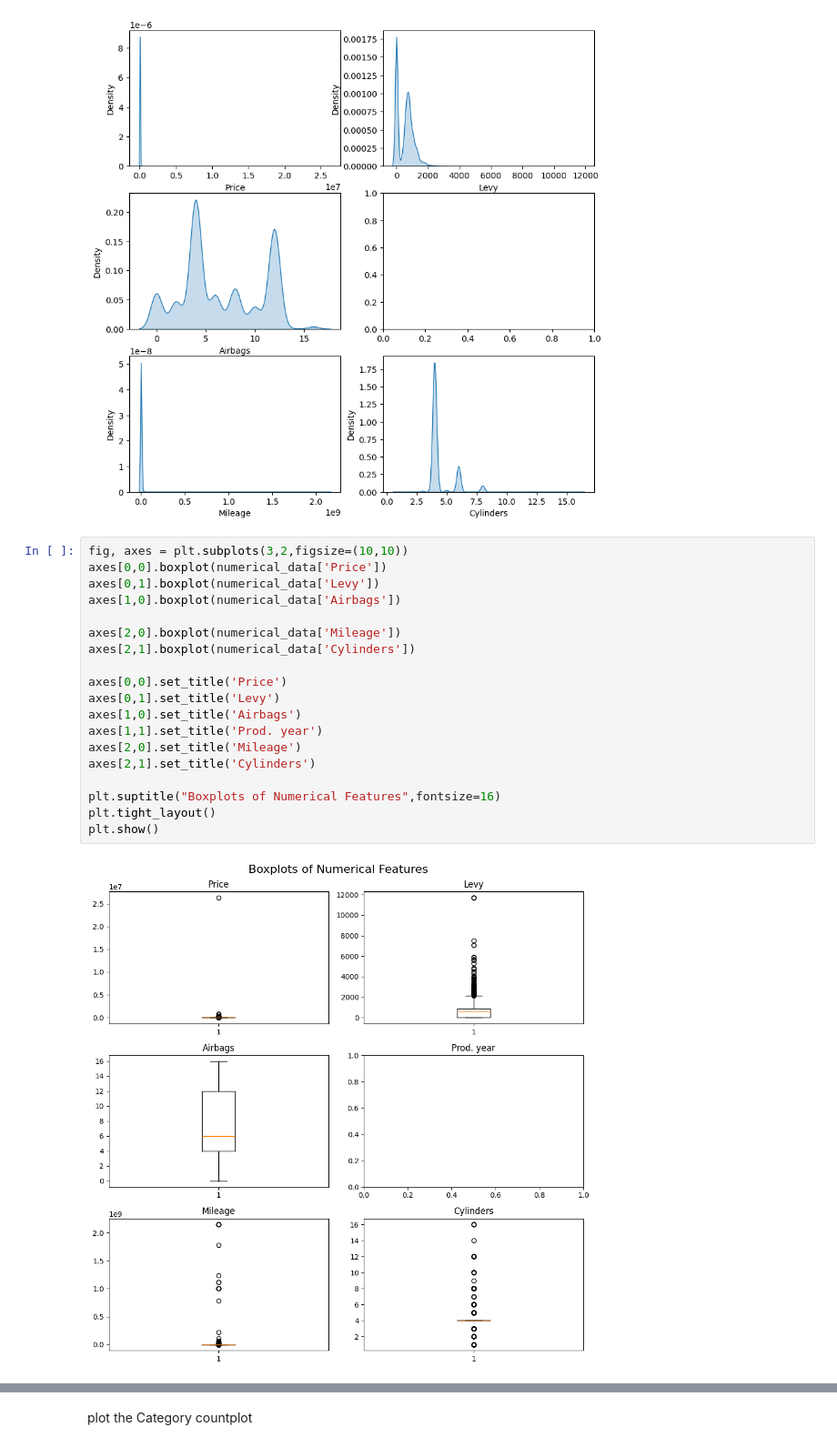
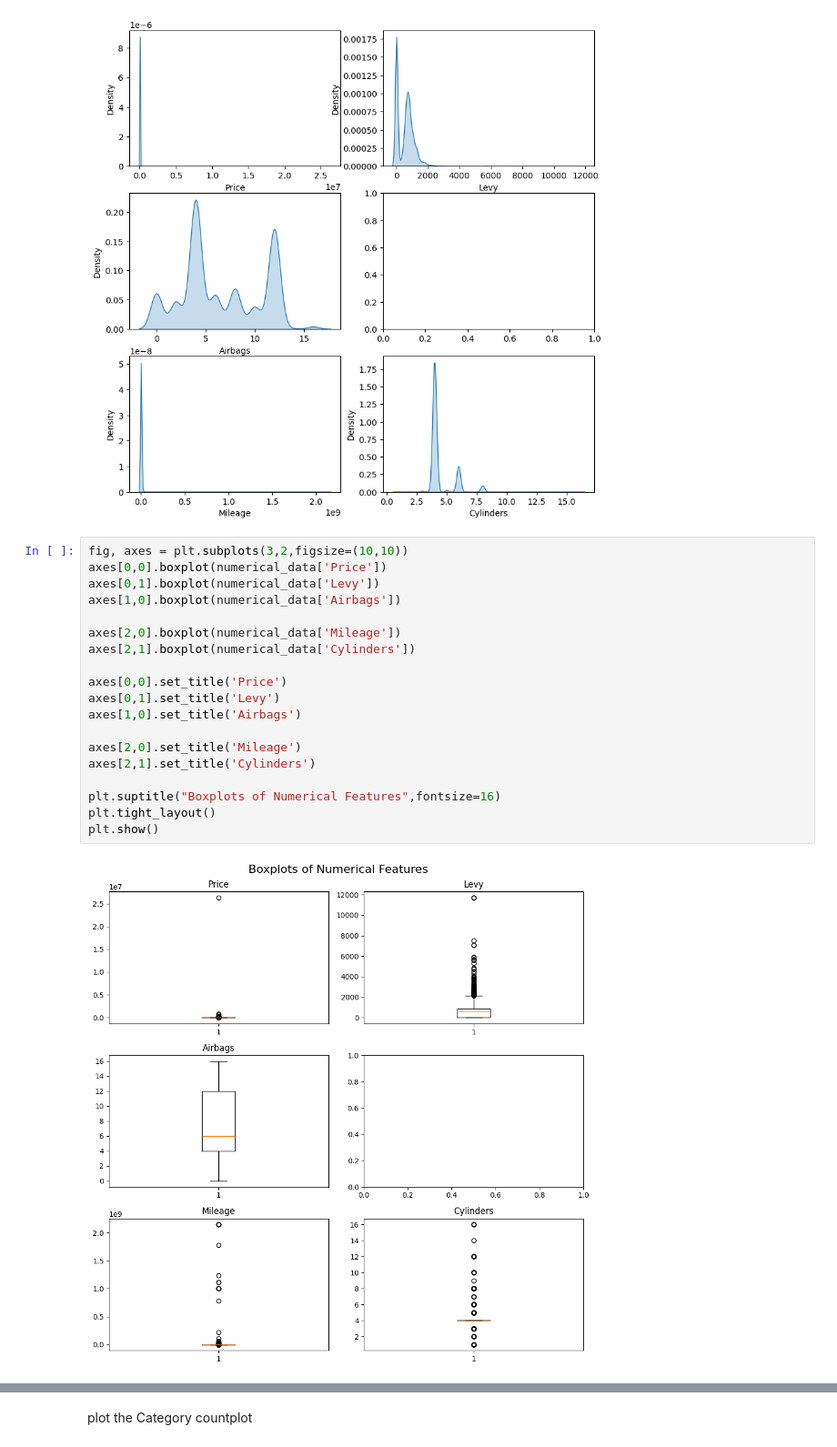
Before and after one commit to ashmi721/Data_Science_Class, a Jupyter notebook: Machine Learning/Supervised/Regression/CarPrice_prediction_using_simple_LR.ipynb, the cells around one changed output, grey strips where cells are left out. Shown at 91% size. Drawn from its saved outputs; the diff is of its cells as text.

```diff
--- a/Machine Learning/Supervised/Regression/CarPrice_prediction_using_simple_LR.ipynb
+++ b/Machine Learning/Supervised/Regression/CarPrice_prediction_using_simple_LR.ipynb
@@ -259,21 +282,21 @@ sns.kdeplot(df['Cylinders'],fill=True,ax=axes[2,1])
 # %%
 fig, axes = plt.subplots(3,2,figsize=(10,10))
 axes[0,0].boxplot(numerical_data['Price'])
 axes[0,1].boxplot(numerical_data['Levy'])
 axes[1,0].boxplot(numerical_data['Airbags'])
 
 axes[2,0].boxplot(numerical_data['Mileage'])
 axes[2,1].boxplot(numerical_data['Cylinders'])
 
 axes[0,0].set_title('Price')
 axes[0,1].set_title('Levy')
 axes[1,0].set_title('Airbags')
-axes[1,1].set_title('Prod. year')
+
 axes[2,0].set_title('Mileage')
 axes[2,1].set_title('Cylinders')
 
 plt.suptitle("Boxplots of Numerical Features",fontsize=16)
 plt.tight_layout()
 plt.show()
 # %% [output]
-[figure, old version]
+[figure, new version]
```
Also changed, not shown: parts of 17 cells of this notebook.
